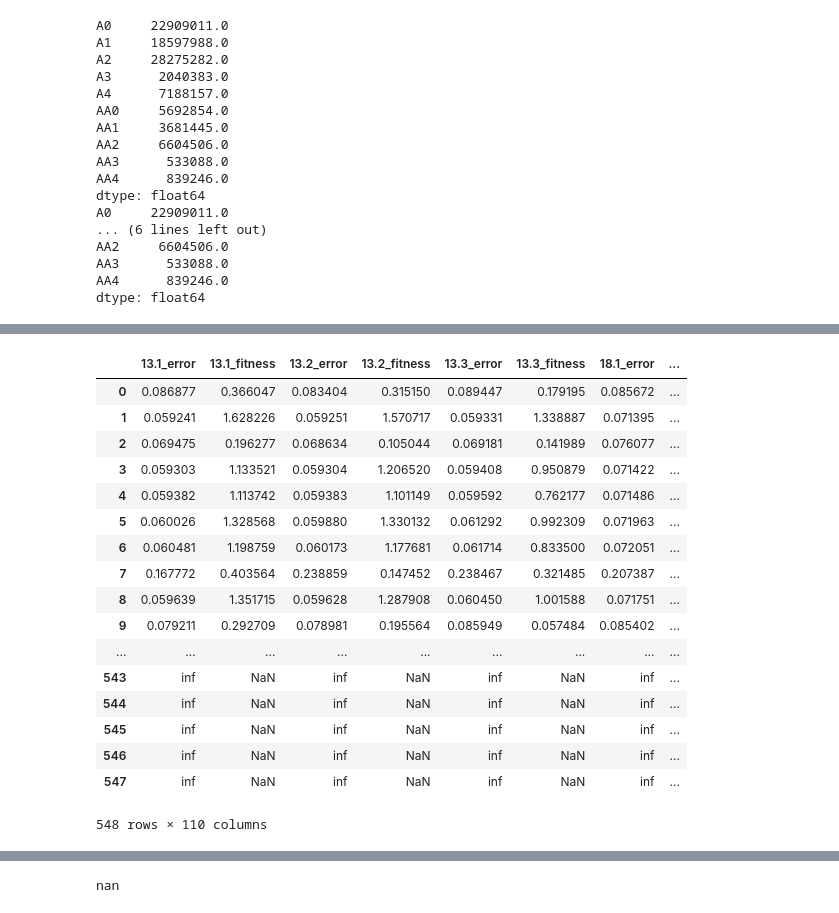
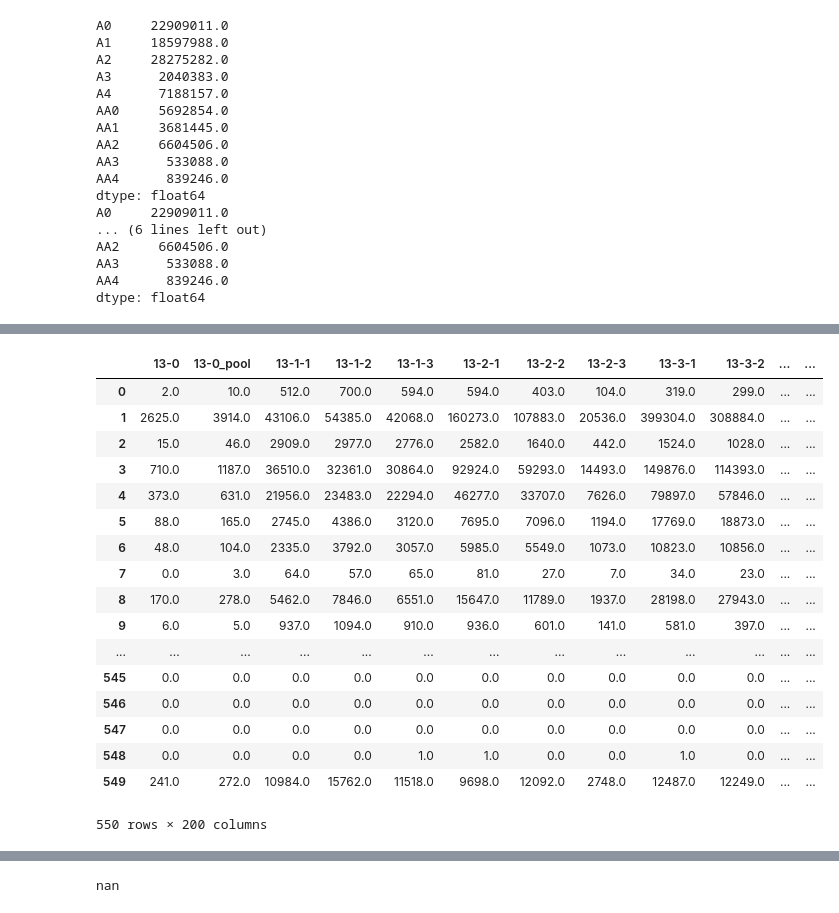
Before and after one commit to grantkinsler/1BigBatch, a Jupyter notebook: code/Fitness_Estimation_Default_Atish.ipynb, the cells around one changed output, grey strips where cells are left out. Cells and saved outputs as stored; diff of their text form; code cells hidden in the pictures.

```diff
--- a/code/Fitness_Estimation_Default_Atish.ipynb
+++ b/code/Fitness_Estimation_Default_Atish.ipynb
@@ -217,21 +217,21 @@ multNoise [0. 0. 0. 0.]
-# %%
-fitness_df
-# %% [output]
-|  | 13.1_error | 13.1_fitness | 13.2_error | 13.2_fitness | 13.3_error | 13.3_fitness | 18.1_error | ... |
-| 0 | 0.086877 | 0.366047 | 0.083404 | 0.315150 | 0.089447 | 0.179195 | 0.085672 | ... |
-| 1 | 0.059241 | 1.628226 | 0.059251 | 1.570717 | 0.059331 | 1.338887 | 0.071395 | ... |
-| 2 | 0.069475 | 0.196277 | 0.068634 | 0.105044 | 0.069181 | 0.141989 | 0.076077 | ... |
-| 3 | 0.059303 | 1.133521 | 0.059304 | 1.206520 | 0.059408 | 0.950879 | 0.071422 | ... |
-| 4 | 0.059382 | 1.113742 | 0.059383 | 1.101149 | 0.059592 | 0.762177 | 0.071486 | ... |
-| 5 | 0.060026 | 1.328568 | 0.059880 | 1.330132 | 0.061292 | 0.992309 | 0.071963 | ... |
-| 6 | 0.060481 | 1.198759 | 0.060173 | 1.177681 | 0.061714 | 0.833500 | 0.072051 | ... |
-| 7 | 0.167772 | 0.403564 | 0.238859 | 0.147452 | 0.238467 | 0.321485 | 0.207387 | ... |
-| 8 | 0.059639 | 1.351715 | 0.059628 | 1.287908 | 0.060450 | 1.001588 | 0.071751 | ... |
-| 9 | 0.079211 | 0.292709 | 0.078981 | 0.195564 | 0.085949 | 0.057484 | 0.085402 | ... |
-| ... | ... | ... | ... | ... | ... | ... | ... | ... |
-| 543 | inf | NaN | inf | NaN | inf | NaN | inf | ... |
-| 544 | inf | NaN | inf | NaN | inf | NaN | inf | ... |
-| 545 | inf | NaN | inf | NaN | inf | NaN | inf | ... |
-| 546 | inf | NaN | inf | NaN | inf | NaN | inf | ... |
-| 547 | inf | NaN | inf | NaN | inf | NaN | inf | ... |
-548 rows × 110 columns
+# %%
+merged_data
+# %% [output]
+|  | 13-0 | 13-0_pool | 13-1-1 | 13-1-2 | 13-1-3 | 13-2-1 | 13-2-2 | 13-2-3 | 13-3-1 | 13-3-2 | ... | ... |
+| 0 | 2.0 | 10.0 | 512.0 | 700.0 | 594.0 | 594.0 | 403.0 | 104.0 | 319.0 | 299.0 | ... | ... |
+| 1 | 2625.0 | 3914.0 | 43106.0 | 54385.0 | 42068.0 | 160273.0 | 107883.0 | 20536.0 | 399304.0 | 308884.0 | ... | ... |
+| 2 | 15.0 | 46.0 | 2909.0 | 2977.0 | 2776.0 | 2582.0 | 1640.0 | 442.0 | 1524.0 | 1028.0 | ... | ... |
+| 3 | 710.0 | 1187.0 | 36510.0 | 32361.0 | 30864.0 | 92924.0 | 59293.0 | 14493.0 | 149876.0 | 114393.0 | ... | ... |
+| 4 | 373.0 | 631.0 | 21956.0 | 23483.0 | 22294.0 | 46277.0 | 33707.0 | 7626.0 | 79897.0 | 57846.0 | ... | ... |
+| 5 | 88.0 | 165.0 | 2745.0 | 4386.0 | 3120.0 | 7695.0 | 7096.0 | 1194.0 | 17769.0 | 18873.0 | ... | ... |
+| 6 | 48.0 | 104.0 | 2335.0 | 3792.0 | 3057.0 | 5985.0 | 5549.0 | 1073.0 | 10823.0 | 10856.0 | ... | ... |
+| 7 | 0.0 | 3.0 | 64.0 | 57.0 | 65.0 | 81.0 | 27.0 | 7.0 | 34.0 | 23.0 | ... | ... |
+| 8 | 170.0 | 278.0 | 5462.0 | 7846.0 | 6551.0 | 15647.0 | 11789.0 | 1937.0 | 28198.0 | 27943.0 | ... | ... |
+| 9 | 6.0 | 5.0 | 937.0 | 1094.0 | 910.0 | 936.0 | 601.0 | 141.0 | 581.0 | 397.0 | ... | ... |
+| ... | ... | ... | ... | ... | ... | ... | ... | ... | ... | ... | ... | ... |
+| 545 | 0.0 | 0.0 | 0.0 | 0.0 | 0.0 | 0.0 | 0.0 | 0.0 | 0.0 | 0.0 | ... | ... |
+| 546 | 0.0 | 0.0 | 0.0 | 0.0 | 0.0 | 0.0 | 0.0 | 0.0 | 0.0 | 0.0 | ... | ... |
+| 547 | 0.0 | 0.0 | 0.0 | 0.0 | 0.0 | 0.0 | 0.0 | 0.0 | 0.0 | 0.0 | ... | ... |
+| 548 | 0.0 | 0.0 | 0.0 | 0.0 | 1.0 | 1.0 | 0.0 | 0.0 | 1.0 | 0.0 | ... | ... |
+| 549 | 241.0 | 272.0 | 10984.0 | 15762.0 | 11518.0 | 9698.0 | 12092.0 | 2748.0 | 12487.0 | 12249.0 | ... | ... |
+550 rows × 200 columns
```
Also changed, not shown: parts of 2 cells of this notebook, 6 other files.
